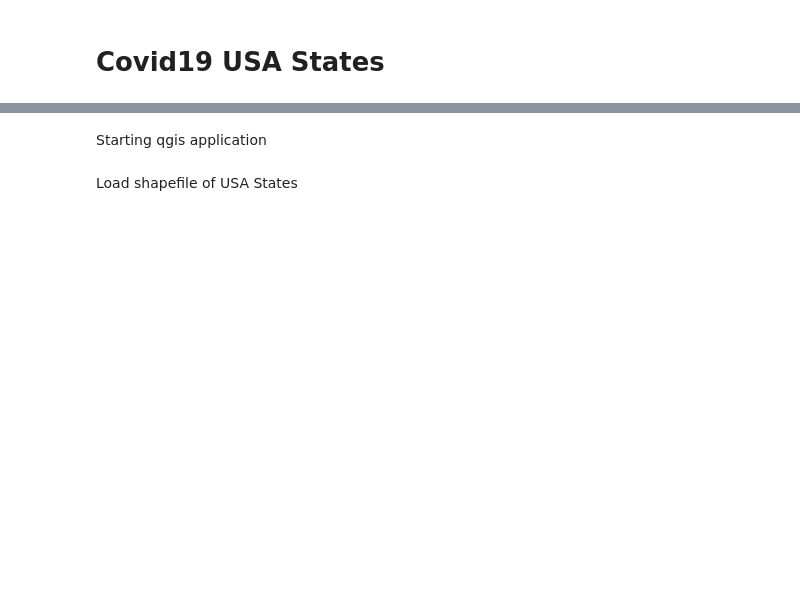
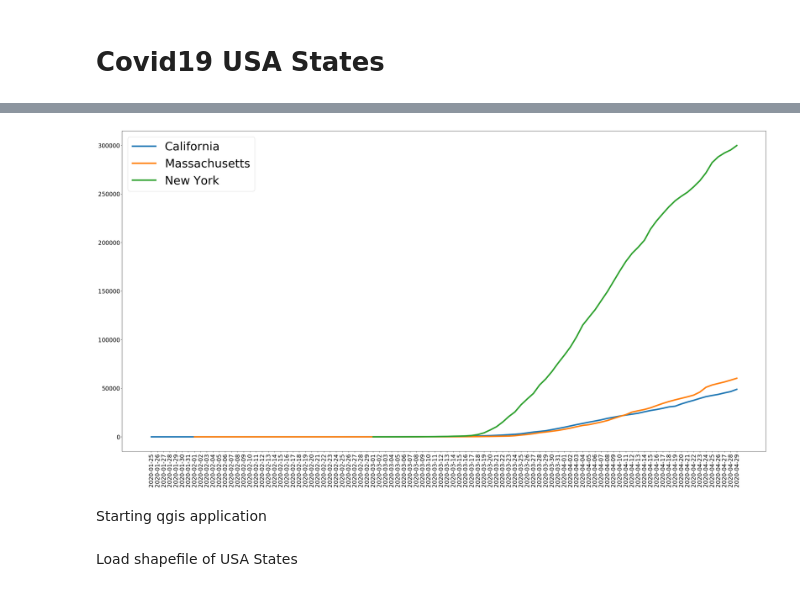
Before and after one commit to LFCC98/TA-Cartografia, a Jupyter notebook: Cartografia-TP-19-20-a81960.ipynb, the cells around one changed output, grey strips where cells are left out. Saved outputs shown, nothing was run; the diff lists cells and outputs as text; code cells hidden in the pictures; blank space fills up the shorter version.

```diff
--- a/Cartografia-TP-19-20-a81960.ipynb
+++ b/Cartografia-TP-19-20-a81960.ipynb
@@ -3,3 +86,25 @@
+# %%
+df = pd.read_csv('https://raw.githubusercontent.com/nytimes/covid-19-data/master/us-states.csv')
+states = ['California', 'Massachusetts', 'New York']
+dates = []
+cases = []
+
+for state in states:
+    flag = df['state'] == state
+    state = df[flag]
+    state.sort_values('date')
+    dates.append(state['date'].to_list())
+    cases.append(state['cases'].to_list())
+
+fig, ax = plt.subplots(figsize=(40,20))
+for i in range(len(states)):
+    ax.plot(dates[i], cases[i], label=states[i], linewidth=5.0)
+ax.legend(loc='upper left', fontsize=40)
+ax.yaxis.set_tick_params(labelsize=20)
+ax.xaxis.set_tick_params(rotation=90, labelsize=20)
+plt.show()
+# %% [output]
+[figure, added]
 # %%
 import sys
 import os
```
Also changed, not shown: parts of 23 cells of this notebook, 15 other files.
